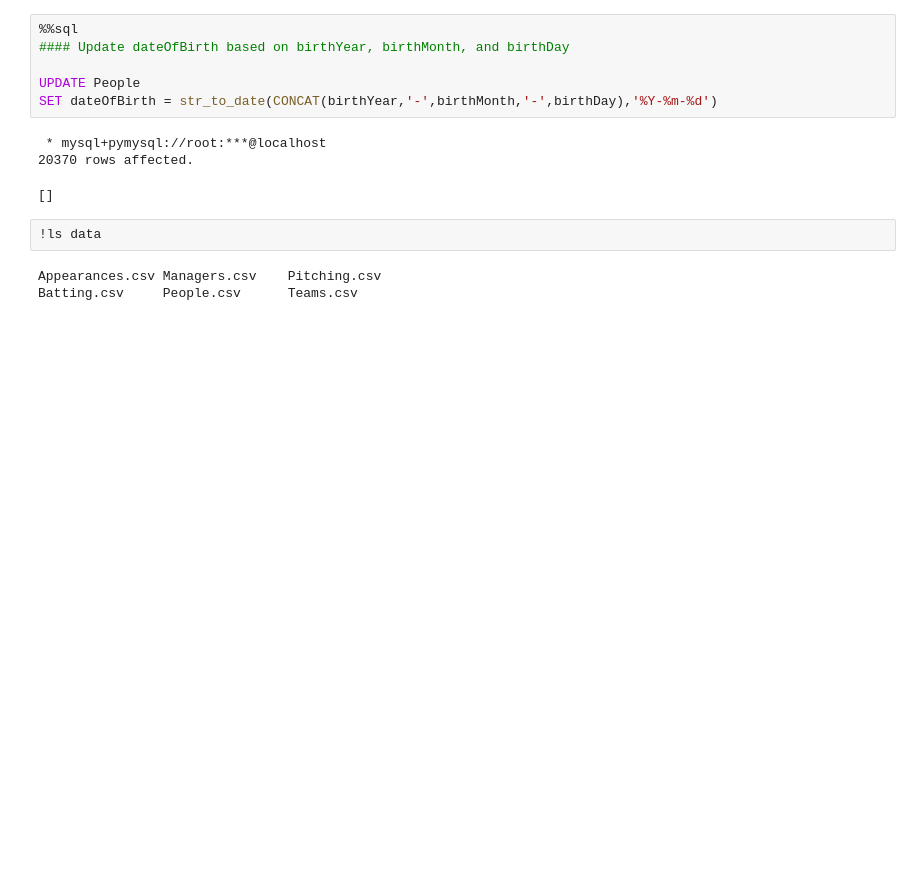
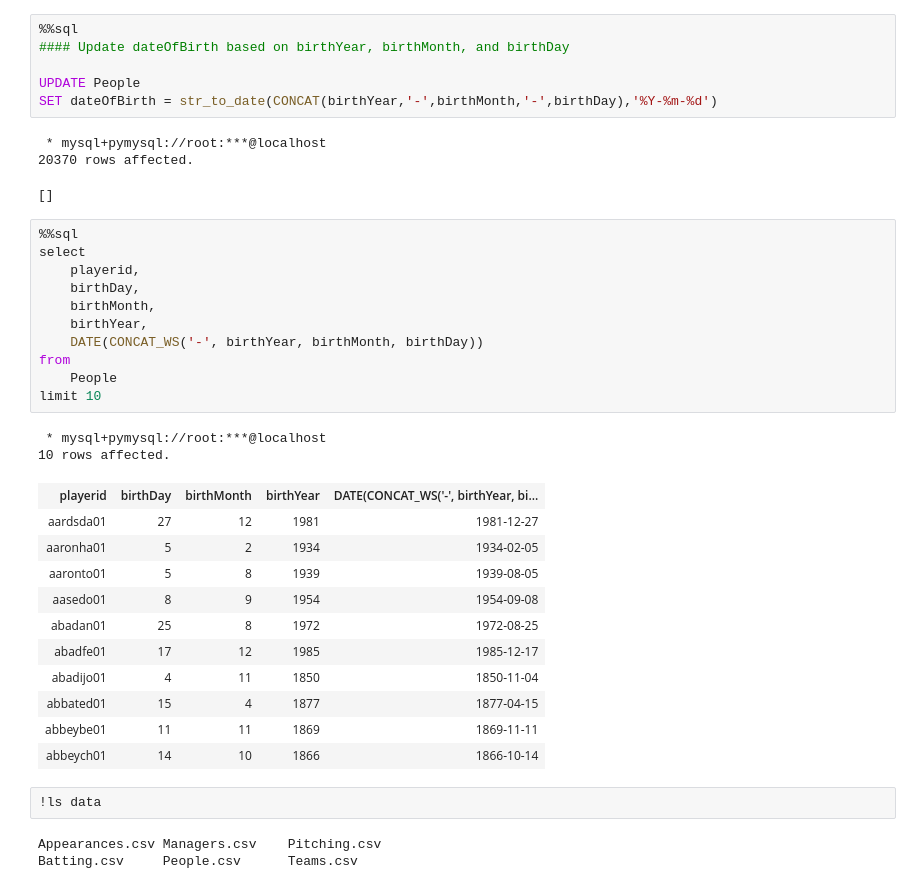
Before and after one commit to liang0711/Intro-to-Databases-F23, a Jupyter notebook: HomeworkAssignments/HW1-Part2-Nonprogramming/F23-W4111-HW1-P2-NP.ipynb, the cells around one changed output. Drawn from its saved outputs; the diff is of its cells as text; blank space fills up the shorter version.

```diff
--- a/HomeworkAssignments/HW1-Part2-Nonprogramming/F23-W4111-HW1-P2-NP.ipynb
+++ b/HomeworkAssignments/HW1-Part2-Nonprogramming/F23-W4111-HW1-P2-NP.ipynb
@@ -251,6 +263,31 @@ SET dateOfBirth = str_to_date(CONCAT(birthYear,'-',birthMonth,'-',birthDay),'%Y-
  * mysql+pymysql://root:***@localhost
 20370 rows affected.
 []
+# %%
+%%sql
+select
+    playerid,
+    birthDay,
+    birthMonth,
+    birthYear,
+    DATE(CONCAT_WS('-', birthYear, birthMonth, birthDay))
+from
+    People
+limit 10
+# %% [output]
+ * mysql+pymysql://root:***@localhost
+10 rows affected.
+| playerid | birthDay | birthMonth | birthYear | DATE(CONCAT_WS('-', birthYear, bi... |
+| aardsda01 | 27 | 12 | 1981 | 1981-12-27 |
+| aaronha01 | 5 | 2 | 1934 | 1934-02-05 |
+| aaronto01 | 5 | 8 | 1939 | 1939-08-05 |
+| aasedo01 | 8 | 9 | 1954 | 1954-09-08 |
+| abadan01 | 25 | 8 | 1972 | 1972-08-25 |
+| abadfe01 | 17 | 12 | 1985 | 1985-12-17 |
+| abadijo01 | 4 | 11 | 1850 | 1850-11-04 |
+| abbated01 | 15 | 4 | 1877 | 1877-04-15 |
+| abbeybe01 | 11 | 11 | 1869 | 1869-11-11 |
+| abbeych01 | 14 | 10 | 1866 | 1866-10-14 |
 # %%
 !ls data
 # %% [output]
```
Also changed, not shown: parts of 35 cells of this notebook, 14 other files.
